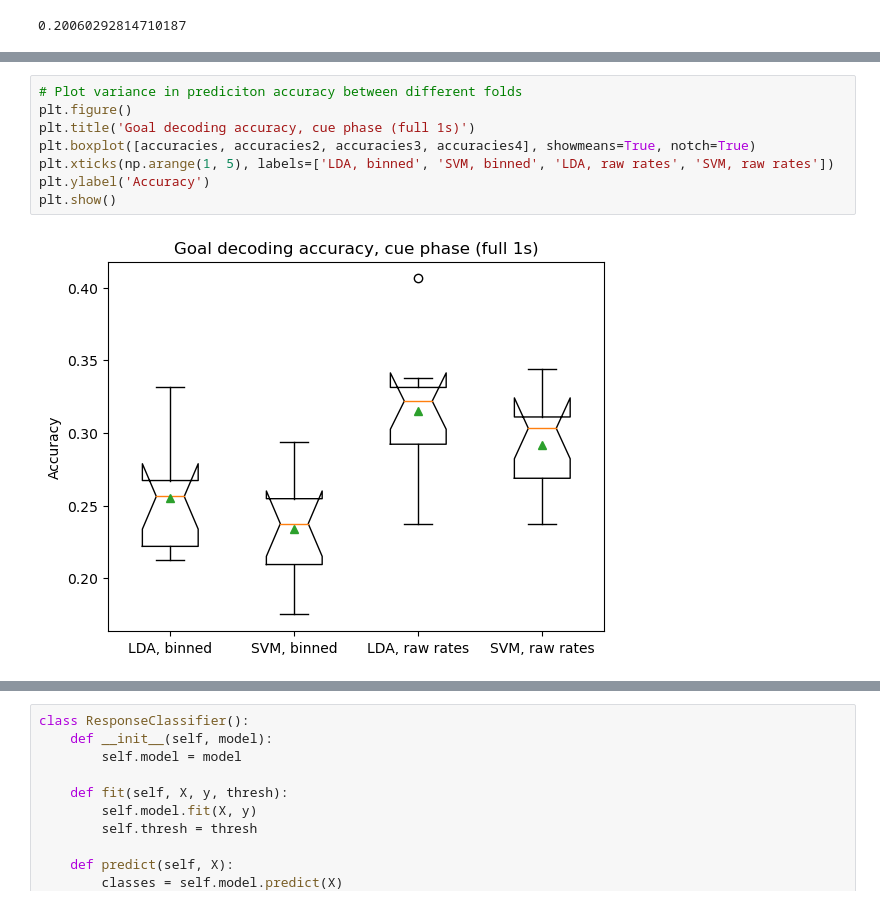
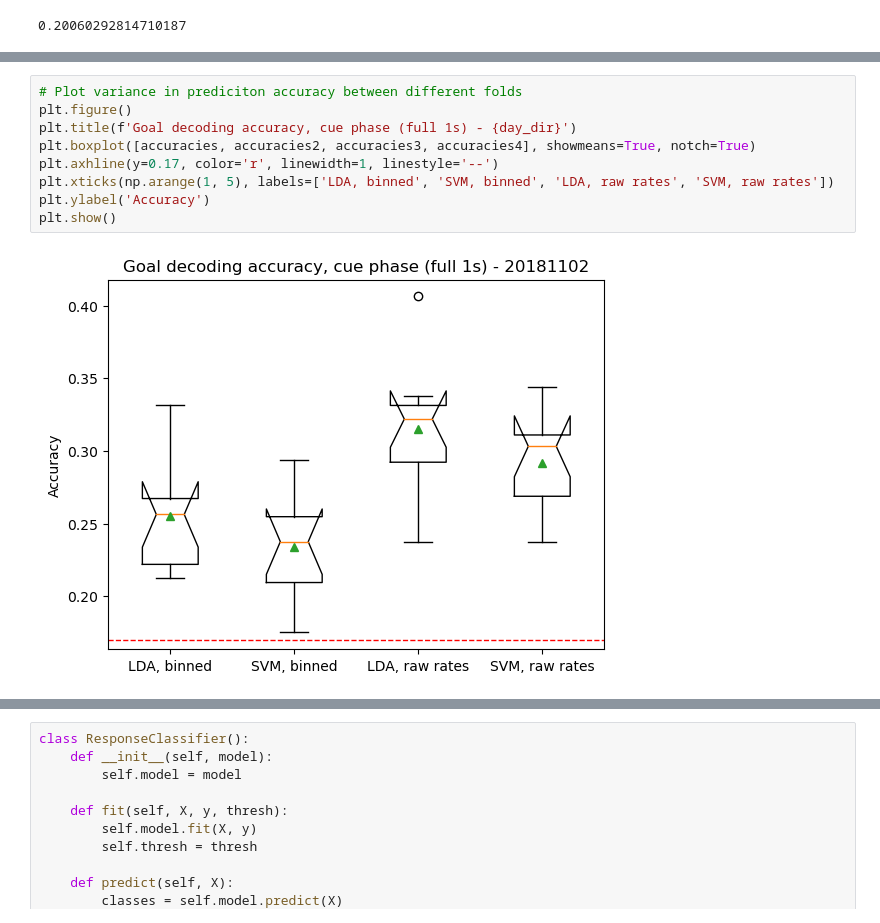
Before and after one commit to josephchengyx/Hippocampus_Decoding, a Jupyter notebook: hint_responses.ipynb, the cells around one changed output, grey strips where cells are left out. Drawn from its saved outputs; the diff is of its cells as text.

```diff
--- a/hint_responses.ipynb
+++ b/hint_responses.ipynb
@@ -363,13 +363,14 @@ print(prob_thresh4)
 # %%
 # Plot variance in prediciton accuracy between different folds
 plt.figure()
-plt.title('Goal decoding accuracy, cue phase (full 1s)')
+plt.title(f'Goal decoding accuracy, cue phase (full 1s) - {day_dir}')
 plt.boxplot([accuracies, accuracies2, accuracies3, accuracies4], showmeans=True, notch=True)
+plt.axhline(y=0.17, color='r', linewidth=1, linestyle='--')
 plt.xticks(np.arange(1, 5), labels=['LDA, binned', 'SVM, binned', 'LDA, raw rates', 'SVM, raw rates'])
 plt.ylabel('Accuracy')
 plt.show()
 # %% [output]
-[figure, old version]
+[figure, new version]
 # %%
 # Plot confusion matrix
 # Convert counts to proportion of predictions
```
Also changed, not shown: parts of 3 cells of this notebook, 1 other file.
